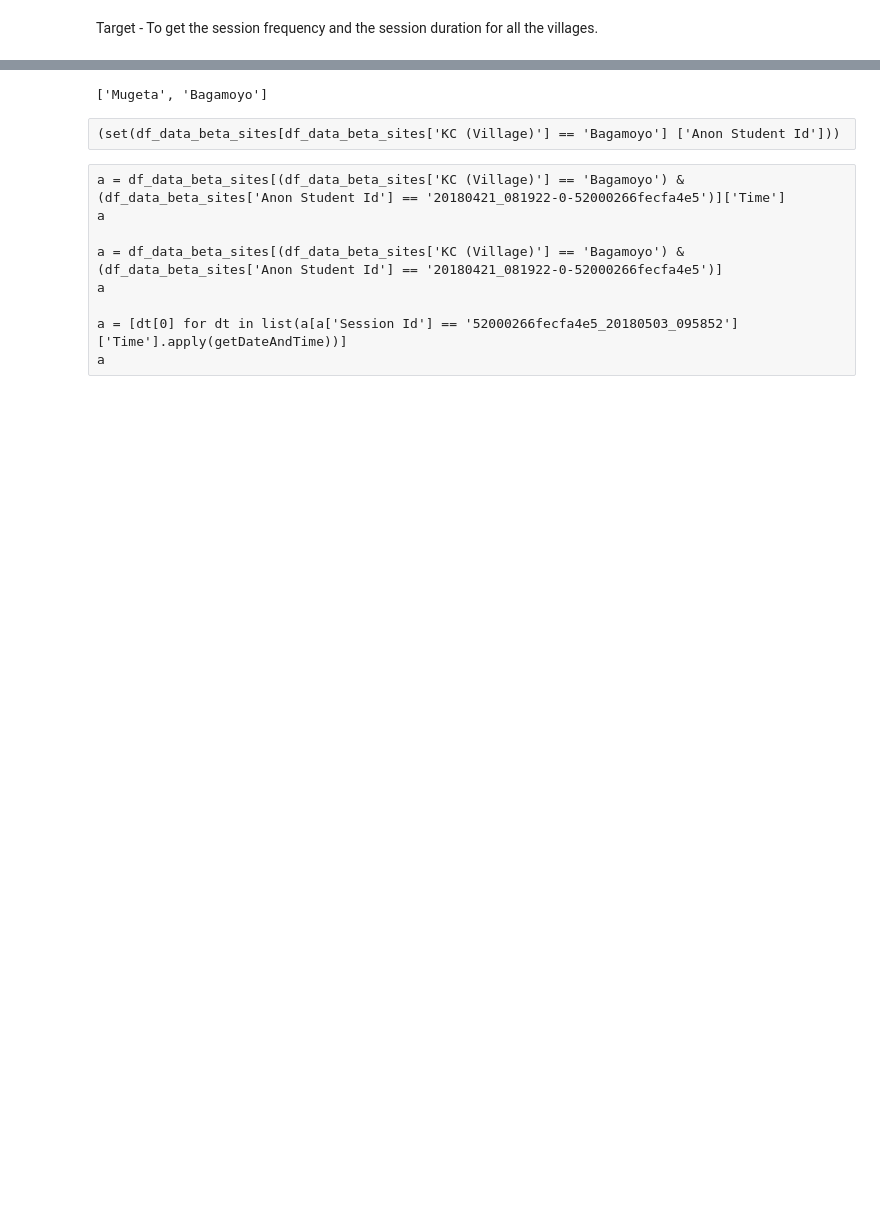
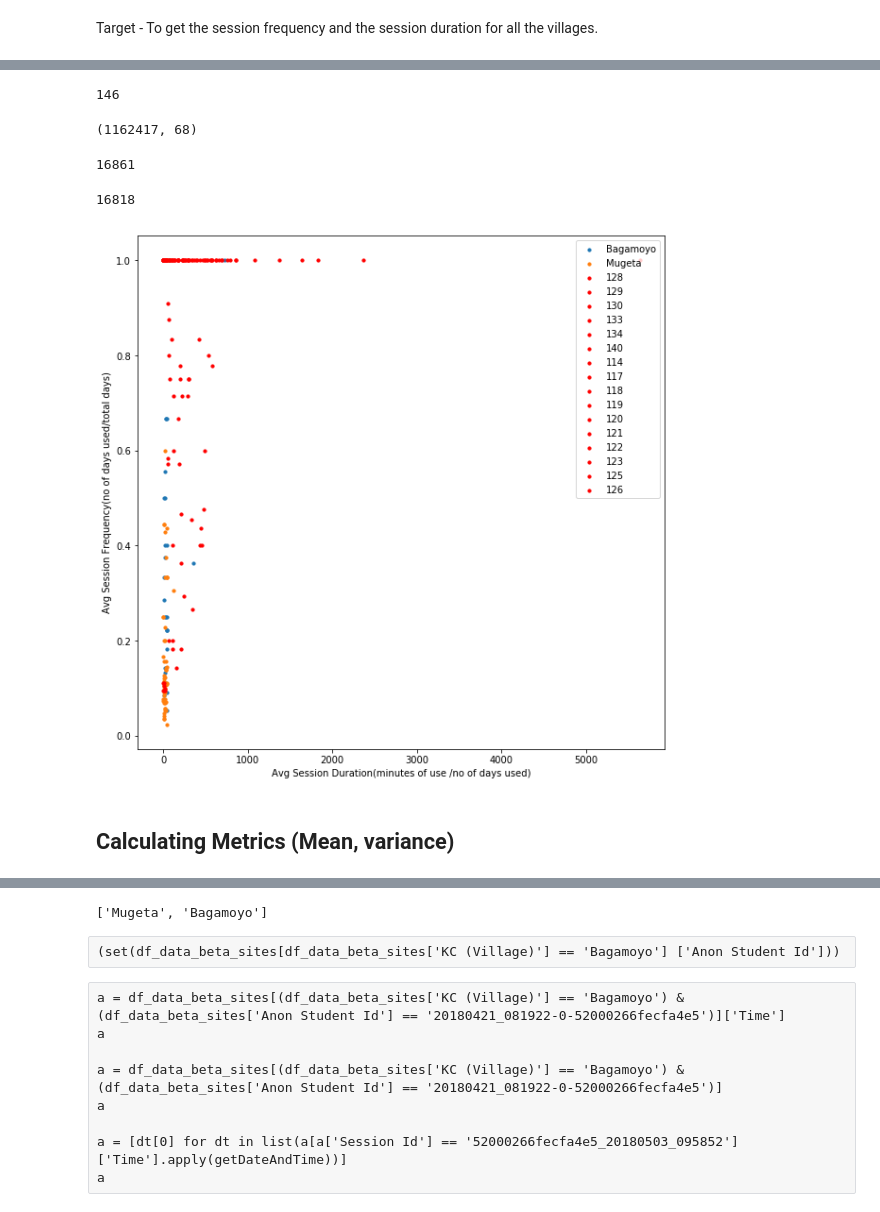
Before and after one commit to amogh112/robotutor_data_analysis, a Jupyter notebook: robotutor_data_analysis.ipynb, the cells around one changed output, grey strips where cells are left out. Drawn from its saved outputs; the diff is of its cells as text; code cells hidden in the pictures; blank space fills up the shorter version.

Commit message:
analysis for session frequency and duration done

```diff
--- a/robotutor_data_analysis.ipynb
+++ b/robotutor_data_analysis.ipynb
@@ -69,0 +198,16 @@ Target - To get the session frequency and the session duration for all the villa
+# %%
+def getTotalUseDays(df_data, village, student_id):
+
+    """
+    Input: data dataframe, village name, student_id, function to separate date and time
+    Returns the total number of days tutor was used for a particular student in a village.
+    """
+
+    df_student = df_data[(df_data['KC (Village)'] == village) & (df_data['Anon Student Id'] == student_id)]
+    list_dates = list(set(df_student['CF (Date)']))
+    list_dates = [d for d in list_dates if datetime.strptime(d, "%Y-%m-%d").date() > datetime.strptime('2018-01-01', "%Y-%m-%d").date()]
+    no_use_days = len(list_dates)
+    if no_use_days == 0:
+        no_use_days = 1
+#     print("the tutor was used for {} days".format(no_use_days))
+    return no_use_days
@@ -69,0 +319,5 @@ Target - To get the session frequency and the session duration for all the villa
+# %%
+list_villages_beta = list(set(df_data_beta_sites['KC (Village)']))
+list_villages_field = list(set(df_data_field['KC (Village)']))
+# %%
+dic_village_freqdur_beta_sites = {village:getDurationFrequencyInVillage(df_data_beta_sites,village) for village in list_villages_beta}
@@ -69,0 +345,2 @@ Target - To get the session frequency and the session duration for all the villa
+# %%
+dic_village_freqdur_field = {village:getDurationFrequencyInVillage(df_data_field,village) for village in list_villages_field}
@@ -69,0 +367,20 @@ Target - To get the session frequency and the session duration for all the villa
+# %%
+#no of legit anonymous ids
+16861 - 16715
+# %% [output]
+146
+# %%
+# total df shape
+df_data_field.shape
+# %% [output]
+(1162417, 68)
+# %%
+#total anonymous id
+len(list(set(df_data_field['Anon Student Id'])))
+# %% [output]
+16861
+# %%
+#no of elements whose frequency is 1
+np.array([(np.array(e) == 1.0).sum() for e in ([a[1] for a in dic_village_freqdur_field.values()])]).sum()
+# %% [output]
+16818
@@ -69,0 +389,26 @@ Target - To get the session frequency and the session duration for all the villa
+# %%
+colormap = plt.cm.gist_ncar #nipy_spectral, Set1,Paired
+main_figure = plt.figure(figsize=(10,10))
+ax1 = main_figure.add_subplot(111)
+
+for village in list_villages_beta:
+    dur, freq = dic_village_freqdur_beta_sites[village]
+    dur = [d/60 for d in dur]
+    ax1.scatter(dur,freq, s=10, label=village)
+
+for village in list_villages_field:
+    dur, freq = dic_village_freqdur_field[village]
+    dur = [d/60 for d in dur]
+    ax1.scatter(dur,freq, s=10, c='r',label=village)
+ax1.legend(loc=1)
+#setting colors
+colors = [colormap(i) for i in np.linspace(0, 1,len(ax1.lines))]
+for i,j in enumerate(ax1.lines):
+    j.set_color(colors[i])
+plt.xlabel('Avg Session Duration(minutes of use /no of days used)')
+plt.ylabel('Avg Session Frequency(no of days used/total days)')
+plt.show()
+# %% [output]
+[figure, added]
+# %% [markdown]
+## Calculating Metrics (Mean, variance)
```
Also changed, not shown: parts of 72 cells of this notebook.
